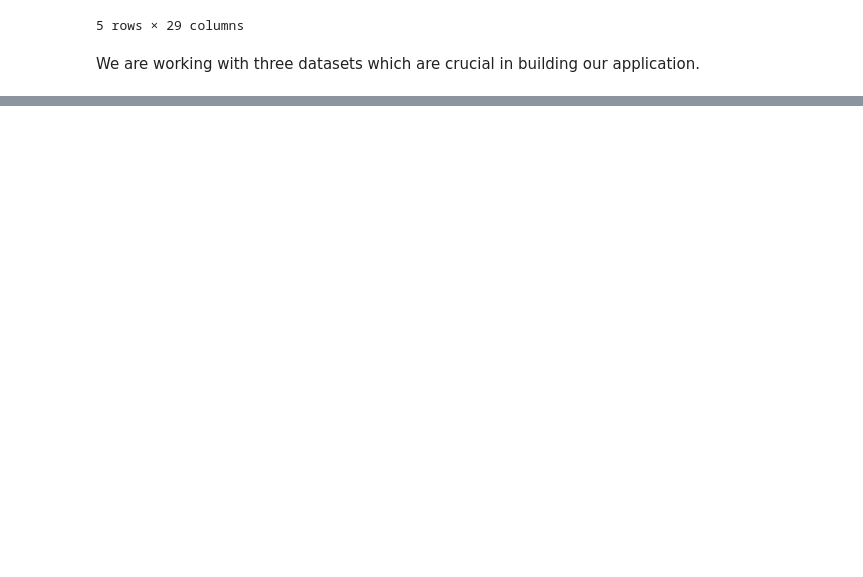
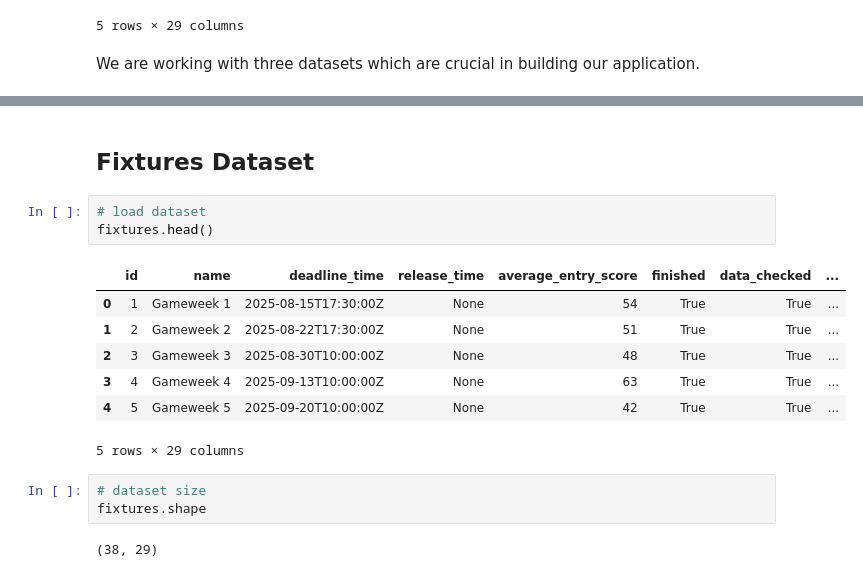
Before and after one commit to joyangelai/FPL_Optimizer, a Jupyter notebook: FPL.ipynb, the cells around one changed output, grey strips where cells are left out. Drawn from its saved outputs; the diff is of its cells as text; blank space fills up the shorter version.

```diff
--- a/FPL.ipynb
+++ b/FPL.ipynb
@@ -61,0 +370,18 @@ We are working with three datasets which are crucial in building our application
+# %% [markdown]
+## Fixtures Dataset
+# %%
+# load dataset
+fixtures.head()
+# %% [output]
+|  | id | name | deadline_time | release_time | average_entry_score | finished | data_checked | ... |
+| 0 | 1 | Gameweek 1 | 2025-08-15T17:30:00Z | None | 54 | True | True | ... |
+| 1 | 2 | Gameweek 2 | 2025-08-22T17:30:00Z | None | 51 | True | True | ... |
+| 2 | 3 | Gameweek 3 | 2025-08-30T10:00:00Z | None | 48 | True | True | ... |
+| 3 | 4 | Gameweek 4 | 2025-09-13T10:00:00Z | None | 63 | True | True | ... |
+| 4 | 5 | Gameweek 5 | 2025-09-20T10:00:00Z | None | 42 | True | True | ... |
+5 rows × 29 columns
+# %%
+# dataset size
+fixtures.shape
+# %% [output]
+(38, 29)
```
Also changed, not shown: parts of 77 cells of this notebook.
